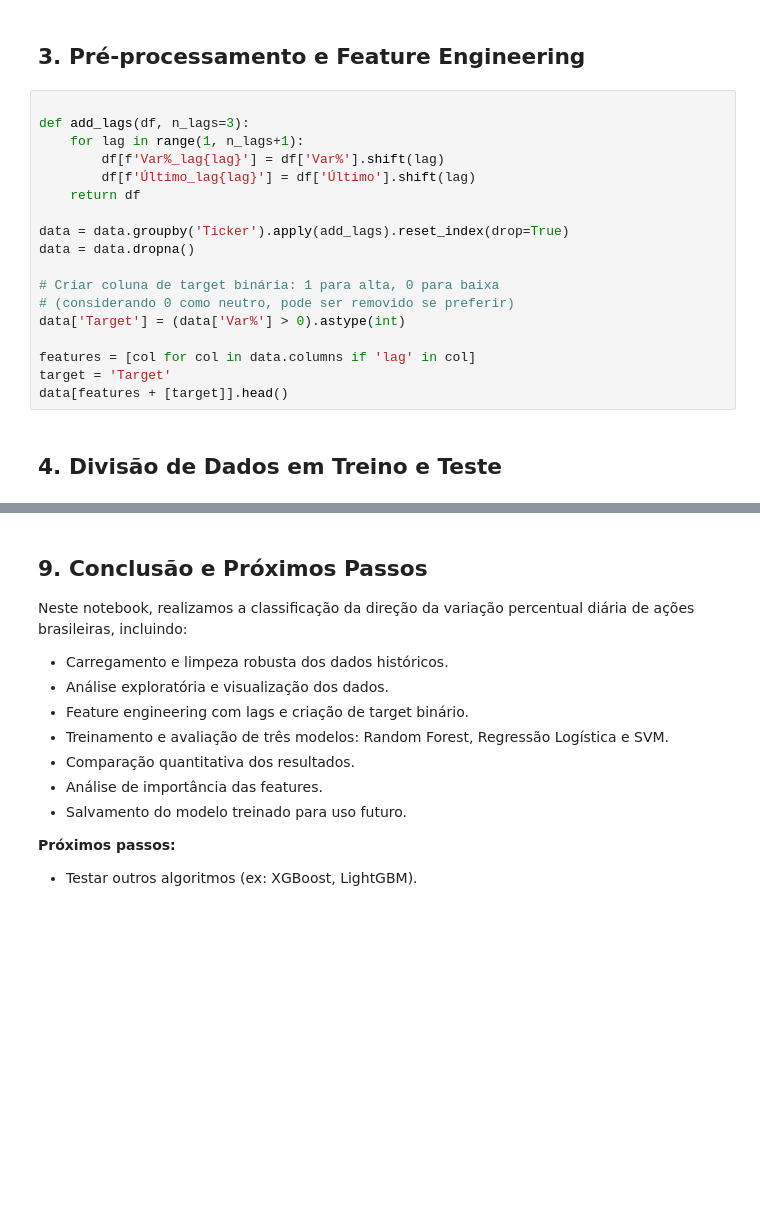
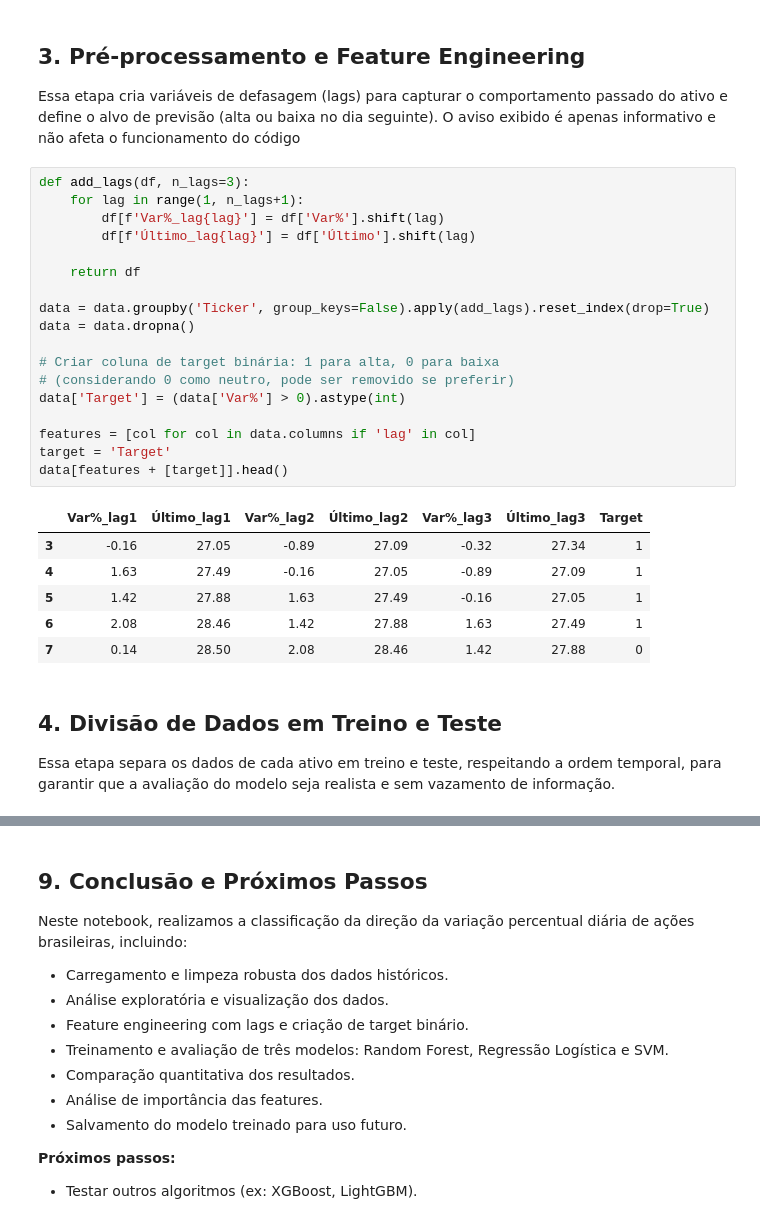
Before and after one commit to RaulSAraujo/PI-6_Semestre, a Jupyter notebook: ai_training/classification.ipynb, the cells around one changed output, grey strips where cells are left out. Cells and saved outputs as stored; diff of their text form; blank space fills up the shorter version.

```diff
--- a/ai_training/classification.ipynb
+++ b/ai_training/classification.ipynb
@@ -65,25 +97,34 @@ plt.show()
 # %% [markdown]
+## 3. Pré-processamento e Feature Engineering
 
-## 3. Pré-processamento e Feature Engineering
+Essa etapa cria variáveis de defasagem (lags) para capturar o comportamento passado do ativo e define o alvo de previsão (alta ou baixa no dia seguinte). O aviso exibido é apenas informativo e não afeta o funcionamento do código
 # %%
-
 def add_lags(df, n_lags=3):
     for lag in range(1, n_lags+1):
         df[f'Var%_lag{lag}'] = df['Var%'].shift(lag)
         df[f'Último_lag{lag}'] = df['Último'].shift(lag)
+
     return df
 
-data = data.groupby('Ticker').apply(add_lags).reset_index(drop=True)
+data = data.groupby('Ticker', group_keys=False).apply(add_lags).reset_index(drop=True)
 data = data.dropna()
 
 # Criar coluna de target binária: 1 para alta, 0 para baixa
 # (considerando 0 como neutro, pode ser removido se preferir)
 data['Target'] = (data['Var%'] > 0).astype(int)
 
 features = [col for col in data.columns if 'lag' in col]
 target = 'Target'
 data[features + [target]].head()
+# %% [output]
+|  | Var%_lag1 | Último_lag1 | Var%_lag2 | Último_lag2 | Var%_lag3 | Último_lag3 | Target |
+| 3 | -0.16 | 27.05 | -0.89 | 27.09 | -0.32 | 27.34 | 1 |
+| 4 | 1.63 | 27.49 | -0.16 | 27.05 | -0.89 | 27.09 | 1 |
+| 5 | 1.42 | 27.88 | 1.63 | 27.49 | -0.16 | 27.05 | 1 |
+| 6 | 2.08 | 28.46 | 1.42 | 27.88 | 1.63 | 27.49 | 1 |
+| 7 | 0.14 | 28.50 | 2.08 | 28.46 | 1.42 | 27.88 | 0 |
 # %% [markdown]
+## 4. Divisão de Dados em Treino e Teste
 
-## 4. Divisão de Dados em Treino e Teste
+Essa etapa separa os dados de cada ativo em treino e teste, respeitando a ordem temporal, para garantir que a avaliação do modelo seja realista e sem vazamento de informação.
 # %%
```
Also changed, not shown: parts of 16 cells of this notebook, 1 other file.
